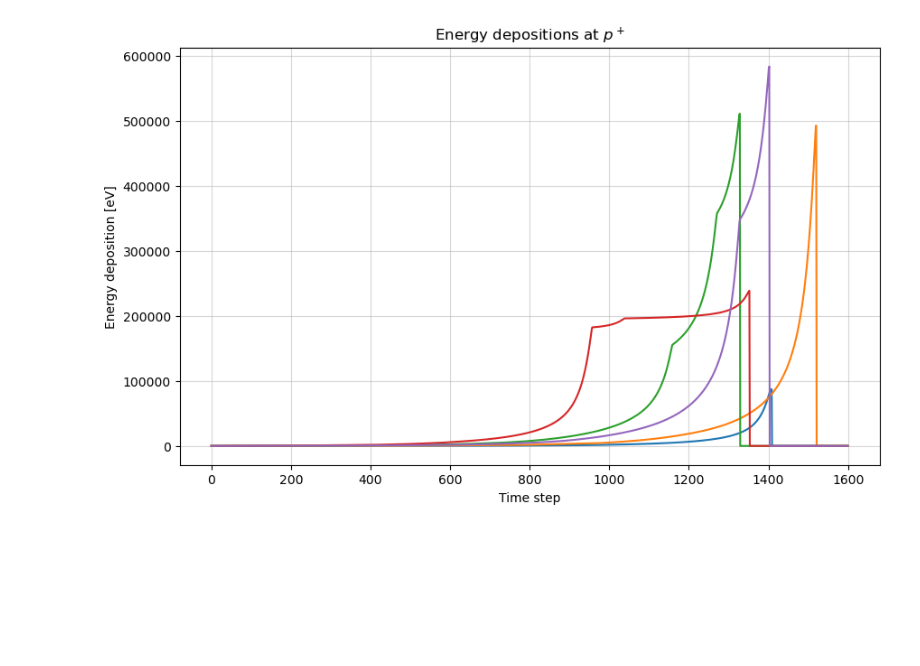
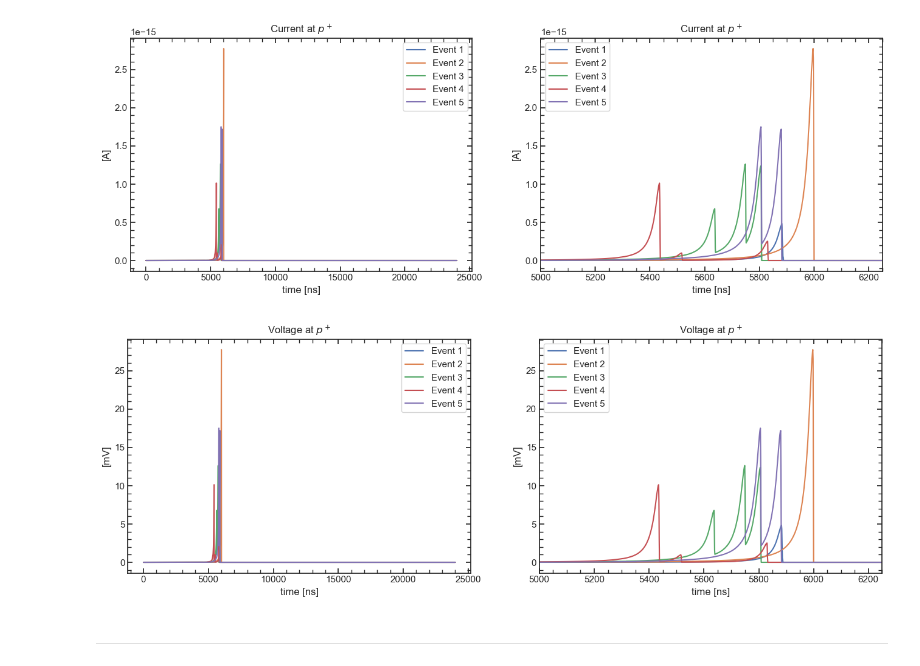
Before and after one commit to GaudioRf/JFETModel, a Jupyter notebook: ideal_pulses.ipynb, the cells around one changed output. Saved outputs shown, nothing was run; the diff lists cells and outputs as text; code cells hidden in the pictures; blank space fills up the shorter version.

```diff
--- a/ideal_pulses.ipynb
+++ b/ideal_pulses.ipynb
@@ -26,11 +101,0 @@ for idx, kay in enumerate(dict_signals.keys()):
-# %%
-plt.figure(figsize=(10, 6))
-plt.title("Energy depositions at $p^+$")
-plt.grid(alpha=0.5)
-plt.xlabel("Time step")
-plt.ylabel("Energy deposition [eV]")
-
-for i in range(n_signals):
-    plt.plot(energy_depositions[i])
-# %% [output]
-[figure, removed]
@@ -39,0 +102,53 @@ df.to_csv("ideal_pulses.csv", index=False, header=False)
+# %%
+q = 1.6e-19
+W = 0.7
+R = 10000e9
+
+current = np.gradient(energy_depositions_padded, axis=1)/W * q  # in A
+voltage = current * R
+# %%
+# plot
+plt.figure(figsize=(16, 5))
+
+plt.subplot(1,2,1)
+plt.title("Current at $p^+$")
+plt.xlabel("time [ns]")
+plt.ylabel("[A]")
+for i in range(n_signals):
+    plt.plot(current[i],label=f"Event {i+1}")
+plt.legend()
+
+plt.subplot(1,2,2)
+plt.title("Current at $p^+$")
+plt.xlabel("time [ns]")
+plt.ylabel("[A]")
+for i in range(n_signals):
+    plt.plot(current[i],label=f"Event {i+1}")
+plt.legend()
+plt.xlim(5000, 6250);
+# %% [output]
+[figure, added]
+# %%
+# plot
+plt.figure(figsize=(16, 5))
+
+plt.subplot(1,2,1)
+plt.title("Voltage at $p^+$")
+plt.xlabel("time [ns]")
+plt.ylabel("[mV]")
+for i in range(n_signals):
+    plt.plot(voltage[i]*1e3,label=f"Event {i+1}")
+plt.legend()
+
+plt.subplot(1,2,2)
+plt.title("Voltage at $p^+$")
+plt.xlabel("time [ns]")
+plt.ylabel("[mV]")
+for i in range(n_signals):
+    plt.plot(voltage[i]*1e3,label=f"Event {i+1}")
+plt.legend()
+plt.xlim(5000, 6250);
+# %% [output]
+[figure, added]
+# %% [markdown]
+-------
```
Also changed, not shown: parts of 8 cells of this notebook, 5 other files.
